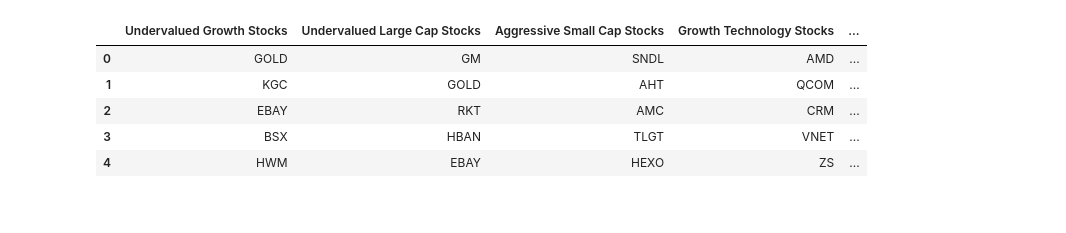
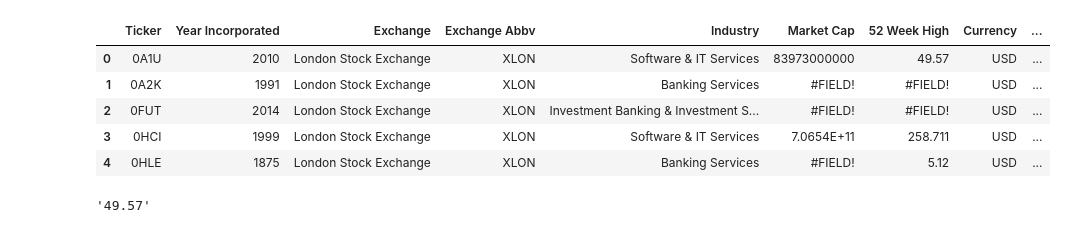
Before and after one commit to juwimana/Trading, a Jupyter notebook: Finance_Stock_Analysis.ipynb, the cells around one changed output. Drawn from its saved outputs; the diff is of its cells as text; code cells hidden in the pictures.

Commit message:
added industry, more data

```diff
--- a/Finance_Stock_Analysis.ipynb
+++ b/Finance_Stock_Analysis.ipynb
@@ -26,12 +26,18 @@ from ta import add_all_ta_features
 # %%
 #get stock ticker and sector data
 stock_df = pd.read_csv("./tickers.csv")
+# %%
+copy = pd.read_csv("./data_dump.csv")
 # %%
-stock_df.head()
+copy.head()
 # %% [output]
-|  | Undervalued Growth Stocks | Undervalued Large Cap Stocks | Aggressive Small Cap Stocks | Growth Technology Stocks | ... |
-| 0 | GOLD | GM | SNDL | AMD | ... |
-| 1 | KGC | GOLD | AHT | QCOM | ... |
-| 2 | EBAY | RKT | AMC | CRM | ... |
-| 3 | BSX | HBAN | TLGT | VNET | ... |
-| 4 | HWM | EBAY | HEXO | ZS | ... |
+|  | Ticker | Year Incorporated | Exchange | Exchange Abbv | Industry | Market Cap | 52 Week High | Currency | ... |
+| 0 | 0A1U | 2010 | London Stock Exchange | XLON | Software & IT Services | 83973000000 | 49.57 | USD | ... |
+| 1 | 0A2K | 1991 | London Stock Exchange | XLON | Banking Services | #FIELD! | #FIELD! | USD | ... |
+| 2 | 0FUT | 2014 | London Stock Exchange | XLON | Investment Banking & Investment S... | #FIELD! | #FIELD! | USD | ... |
+| 3 | 0HCI | 1999 | London Stock Exchange | XLON | Software & IT Services | 7.0654E+11 | 258.711 | USD | ... |
+| 4 | 0HLE | 1875 | London Stock Exchange | XLON | Banking Services | #FIELD! | 5.12 | USD | ... |
+# %%
+copy["52 Week High"][0]
+# %% [output]
+'49.57'
```
Also changed, not shown: parts of 9 cells of this notebook.
